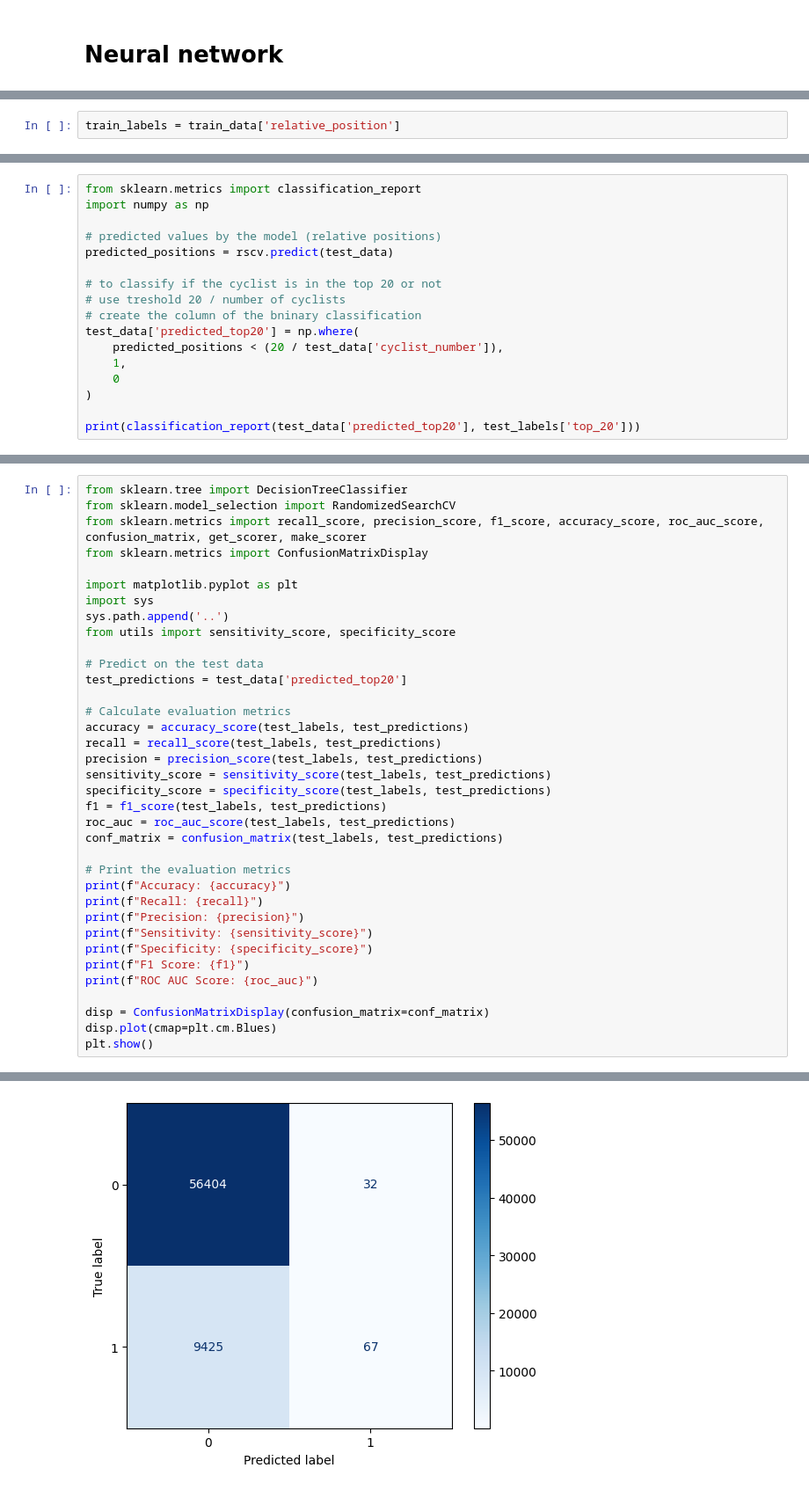
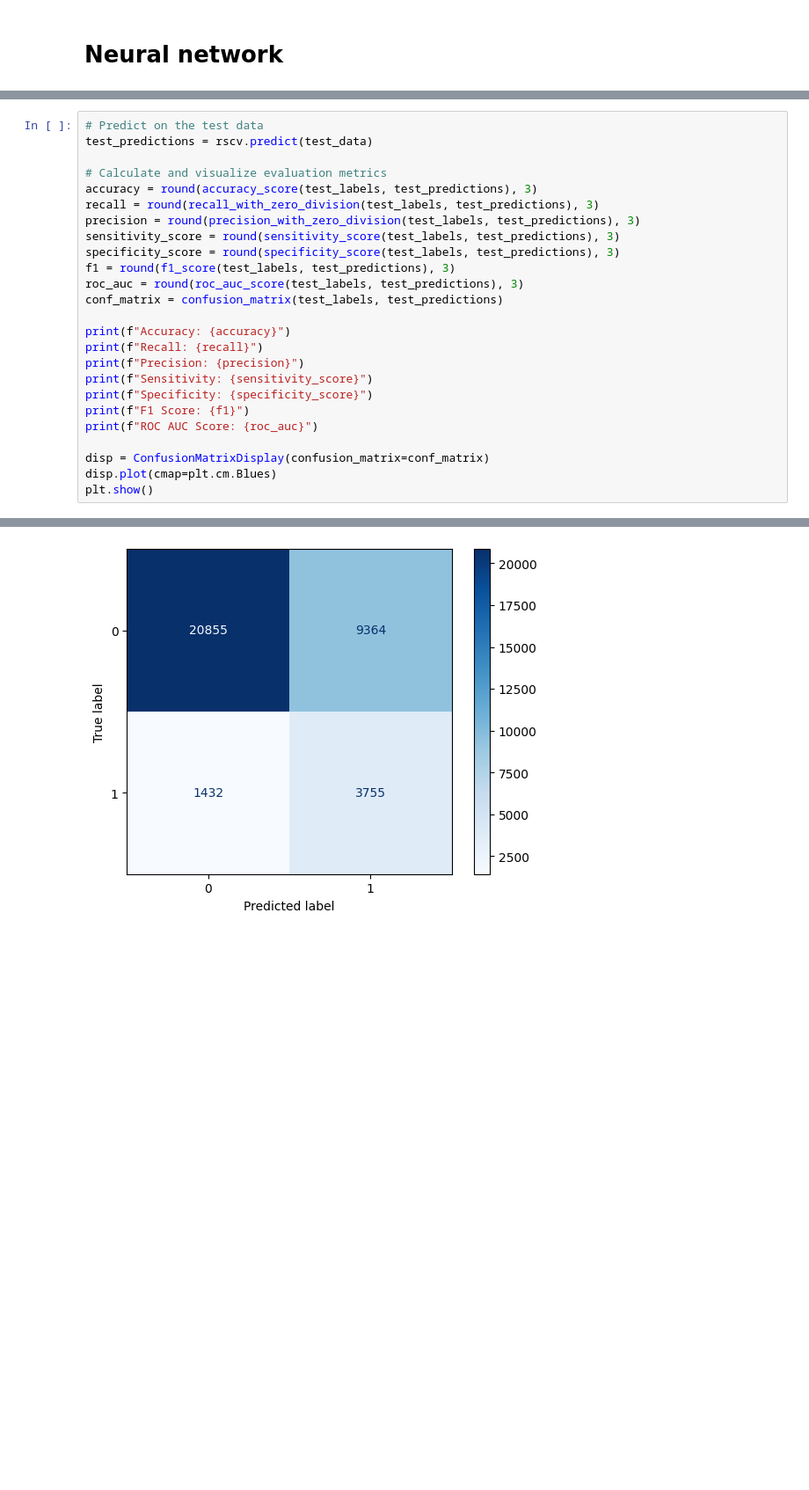
Before and after one commit to effepielle/dm_project24_group_0, a Jupyter notebook: TASK_4/NN.ipynb, the cells around one changed output, grey strips where cells are left out. Shown at 88% size. Drawn from its saved outputs; the diff is of its cells as text; blank space fills up the shorter version.

```diff
--- a/TASK_4/NN.ipynb
+++ b/TASK_4/NN.ipynb
@@ -25,2 +65,0 @@ For the NN lables are relative position
-# %%
-train_labels = train_data['relative_position']
@@ -155,17 +132,0 @@ Epoch 9/50 - Training Loss: 0.0652 - Validation Loss: 0.3250
-# %%
-from sklearn.metrics import classification_report
-import numpy as np
-
-# predicted values by the model (relative positions)
-predicted_positions = rscv.predict(test_data)
-
-# to classify if the cyclist is in the top 20 or not
-# use treshold 20 / number of cyclists
-# create the column of the bninary classification
-test_data['predicted_top20'] = np.where(
-    predicted_positions < (20 / test_data['cyclist_number']),
-    1,
-    0
-)
-
-print(classification_report(test_data['predicted_top20'], test_labels['top_20']))
@@ -181,28 +161,17 @@ weighted avg       1.00      0.86      0.92     65928
 # %%
-from sklearn.tree import DecisionTreeClassifier
-from sklearn.model_selection import RandomizedSearchCV
-from sklearn.metrics import recall_score, precision_score, f1_score, accuracy_score, roc_auc_score, confusion_matrix, get_scorer, make_scorer
-from sklearn.metrics import ConfusionMatrixDisplay
+# Predict on the test data
+test_predictions = rscv.predict(test_data)
 
-import matplotlib.pyplot as plt
-import sys
-sys.path.append('..')
-from utils import sensitivity_score, specificity_score
-
-# Predict on the test data
-test_predictions = test_data['predicted_top20']
-
-# Calculate evaluation metrics
-accuracy = accuracy_score(test_labels, test_predictions)
-recall = recall_score(test_labels, test_predictions)
-precision = precision_score(test_labels, test_predictions)
-sensitivity_score = sensitivity_score(test_labels, test_predictions)
-specificity_score = specificity_score(test_labels, test_predictions)
-f1 = f1_score(test_labels, test_predictions)
-roc_auc = roc_auc_score(test_labels, test_predictions)
+# Calculate and visualize evaluation metrics
+accuracy = round(accuracy_score(test_labels, test_predictions), 3)
+recall = round(recall_with_zero_division(test_labels, test_predictions), 3)
+precision = round(precision_with_zero_division(test_labels, test_predictions), 3)
+sensitivity_score = round(sensitivity_score(test_labels, test_predictions), 3)
+specificity_score = round(specificity_score(test_labels, test_predictions), 3)
+f1 = round(f1_score(test_labels, test_predictions), 3)
+roc_auc = round(roc_auc_score(test_labels, test_predictions), 3)
 conf_matrix = confusion_matrix(test_labels, test_predictions)
 
-# Print the evaluation metrics
 print(f"Accuracy: {accuracy}")
 print(f"Recall: {recall}")
 print(f"Precision: {precision}")
@@ -225 +194 @@ ROC AUC Score: 0.5032457808399637
-[figure, old version]
+[figure, new version]
```
Also changed, not shown: parts of 26 cells of this notebook, 1 other file.
